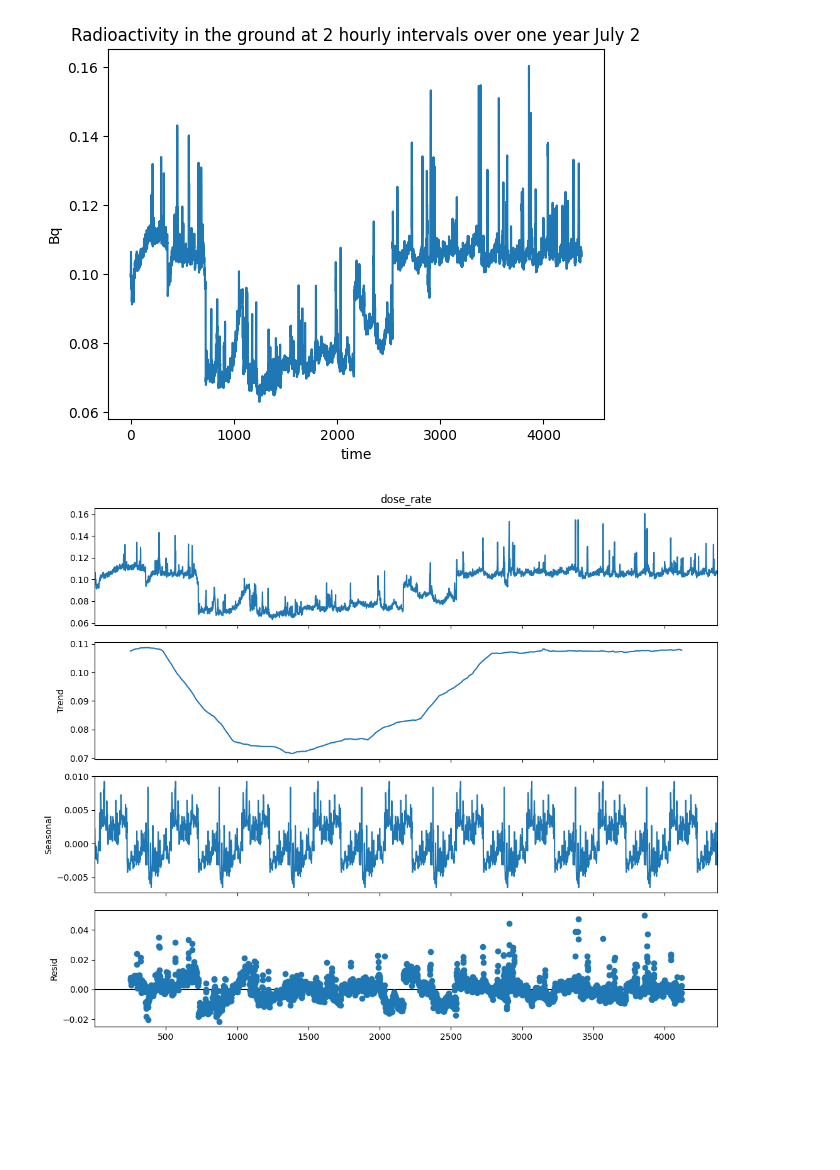
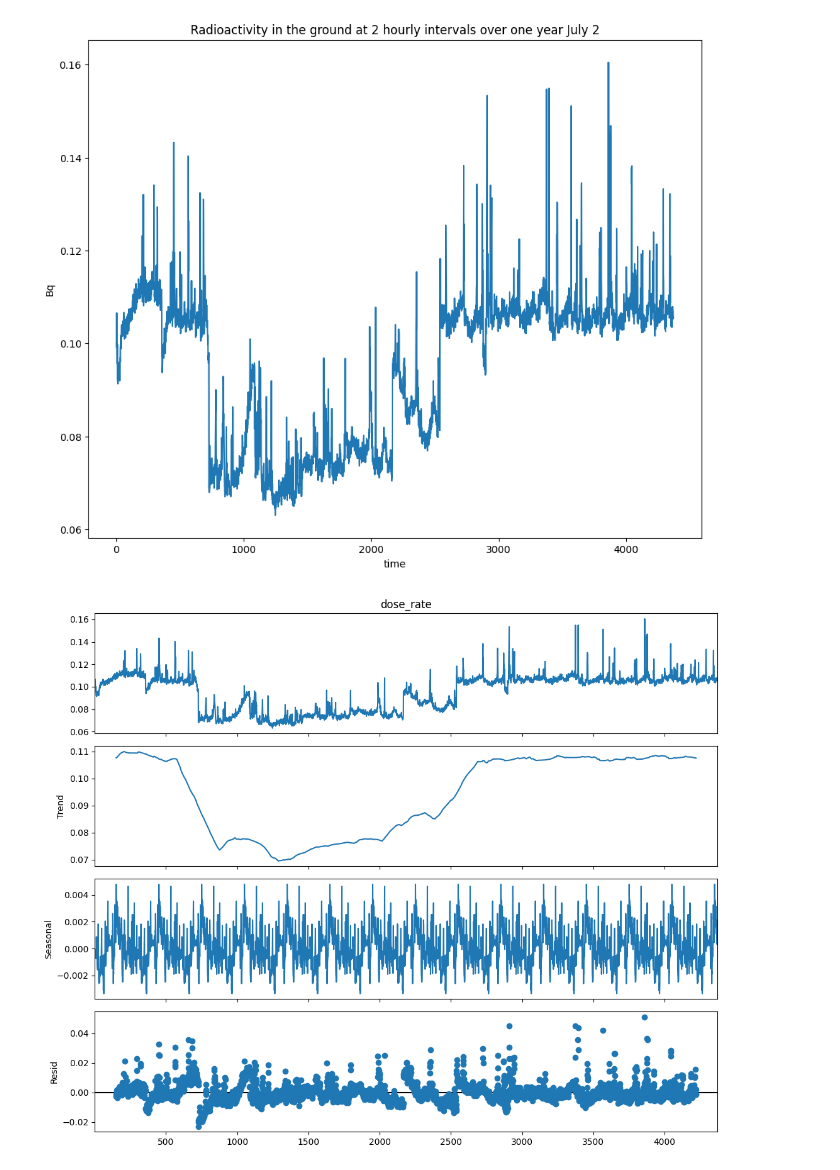
Before and after one commit to EliseyGlukhov/HomeworkML, a Jupyter notebook: task2.ipynb, the cells around one changed output. Cells and saved outputs as stored; diff of their text form; code cells hidden in the pictures; blank space fills up the shorter version.

```diff
--- a/task2.ipynb
+++ b/task2.ipynb
@@ -4,7 +4,7 @@ from os import path
 from matplotlib import pyplot as plt
 import pandas as pd
 # %%
-dirname = os.path.abspath(os.curdir)
+dirname = os.path.abspath(os.curdir) + '/data'
 
 data = pd.read_csv(path.join(os.sep, dirname, 'Radioactivity in the ground at 2 hourly intervals over one year July 2.csv'), index_col=0)
 
@@ -35,19 +27,19 @@ plot_assignation(plt, data["dose_rate"], 'time', 'Bq','Radioactivity in the grou
 
 plt.show()
 # %% [output]
-[figure, old version]
+[figure, new version]
 # %%
 from statsmodels.tsa.seasonal import seasonal_decompose
 from pylab import rcParams
 
 rcParams['figure.figsize'] = 11, 9
 
-decompose = seasonal_decompose(data["dose_rate"], period=500)
+decompose = seasonal_decompose(data["dose_rate"], period=300)
 decompose.plot()
 
 plt.show()
 # %% [output]
-[figure, old version]
+[figure, new version]
 # %%
 new_ps = decompose.trend*(decompose.seasonal+1)*decompose.resid
 
```
Also changed, not shown: parts of 7 cells of this notebook.
